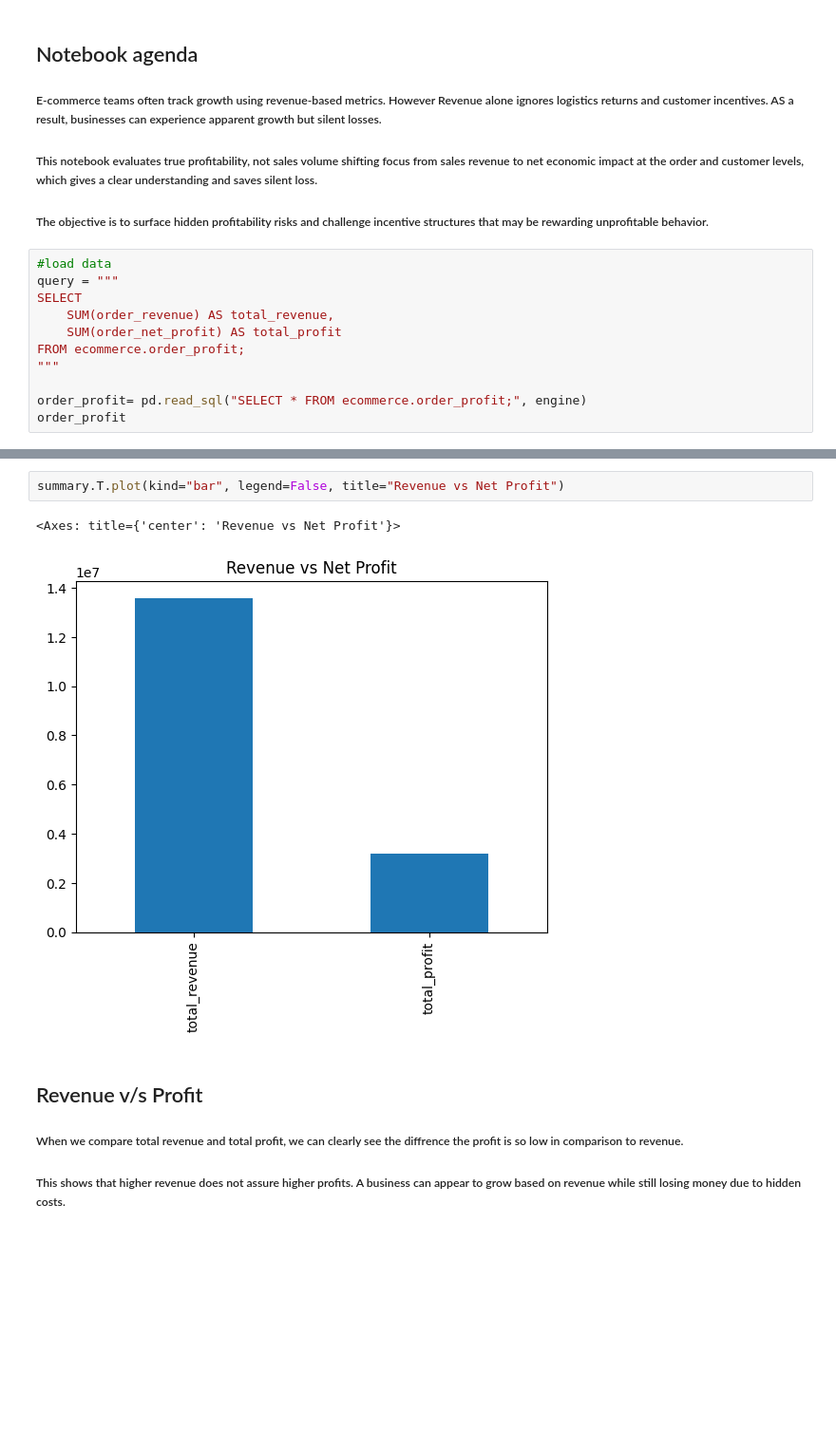
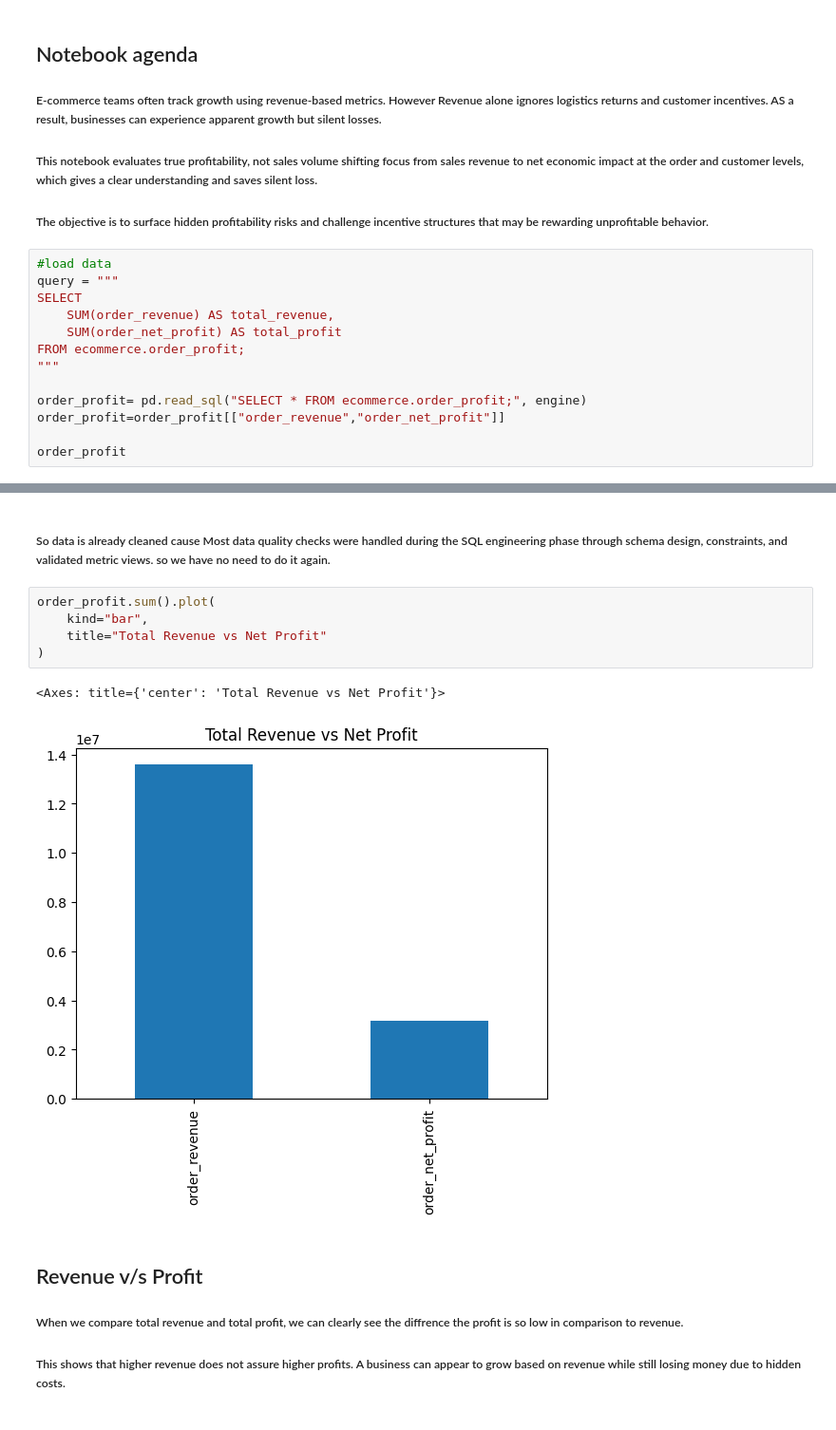
Before and after one commit to Divy-007/Data_science_projetcs, a Jupyter notebook: ecommerce-anayltics/notebooks/03_business_StoryTelling.ipynb, the cells around one changed output, grey strips where cells are left out. Shown at 95% size. Drawn from its saved outputs; the diff is of its cells as text; blank space fills up the shorter version.

```diff
--- a/ecommerce-anayltics/notebooks/03_business_StoryTelling.ipynb
+++ b/ecommerce-anayltics/notebooks/03_business_StoryTelling.ipynb
@@ -26,5 +26,7 @@ FROM ecommerce.order_profit;
 """
 
 order_profit= pd.read_sql("SELECT * FROM ecommerce.order_profit;", engine)
+order_profit=order_profit[["order_revenue","order_net_profit"]]
+
 order_profit
 # %% [output]
@@ -44,8 +76,13 @@ order_profit
+# %% [markdown]
+##### So data is already cleaned cause Most data quality checks were handled during the SQL engineering phase through schema design, constraints, and validated metric views. so we have no need to do it again.
 # %%
-summary.T.plot(kind="bar", legend=False, title="Revenue vs Net Profit")
+order_profit.sum().plot(
+    kind="bar",
+    title="Total Revenue vs Net Profit"
+)
 # %% [output]
-<Axes: title={'center': 'Revenue vs Net Profit'}>
+<Axes: title={'center': 'Total Revenue vs Net Profit'}>
-[figure, old version]
+[figure, new version]
 # %% [markdown]
 ## Revenue v/s Profit
 ##### When we compare total revenue and total profit, we can clearly see the diffrence the profit is so low in comparison to  revenue.
```
Also changed, not shown: parts of 18 cells of this notebook.
